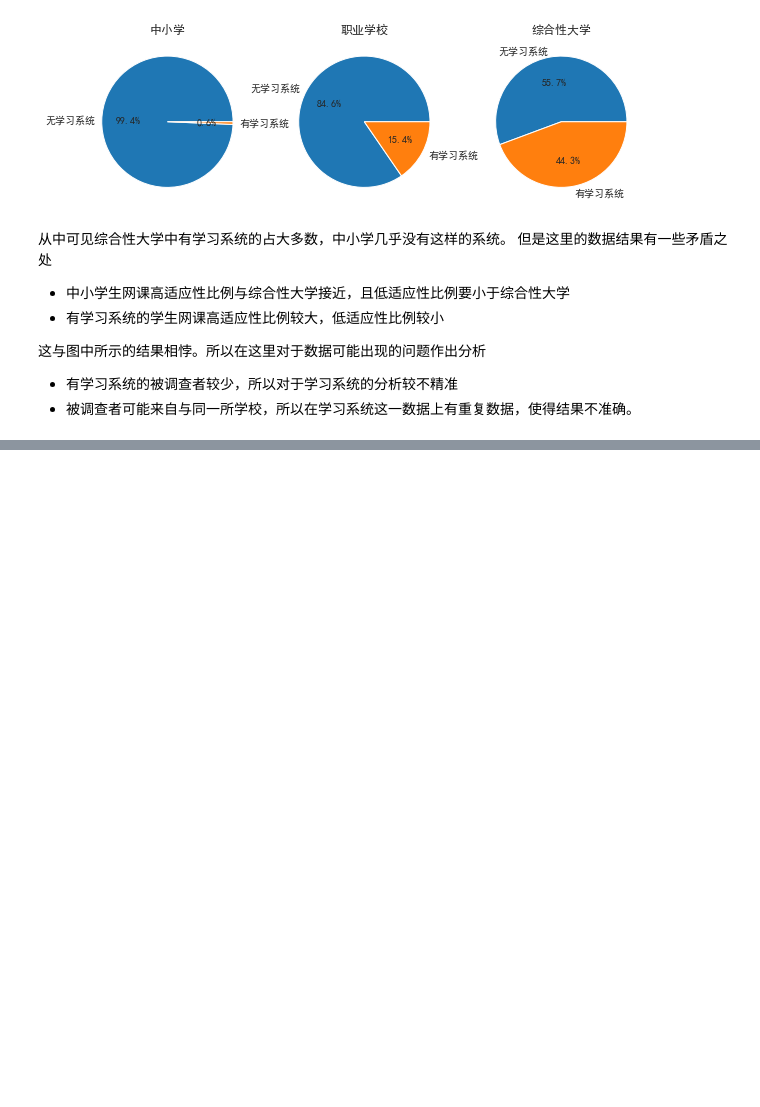
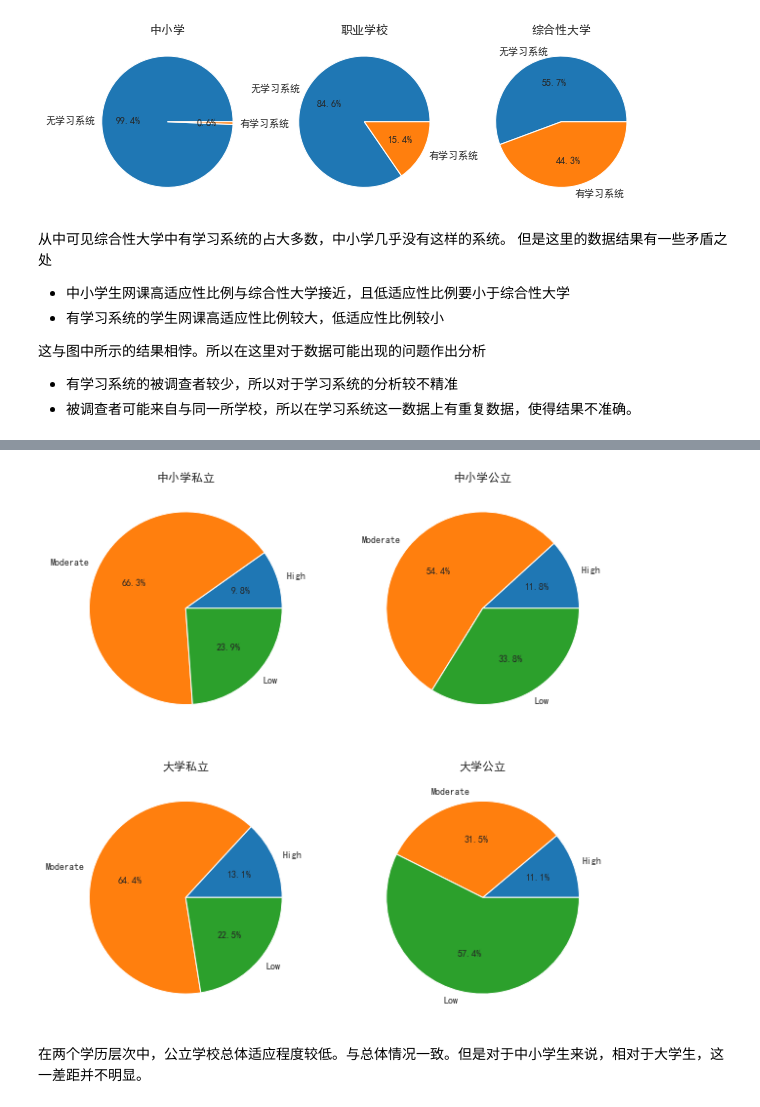
Before and after one commit to TakanashiXny/Introduction-of-DaSE, a Jupyter notebook: final/final_task.ipynb, the cells around one changed output, grey strips where cells are left out. Drawn from its saved outputs; the diff is of its cells as text; code cells hidden in the pictures; blank space fills up the shorter version.

```diff
--- a/final/final_task.ipynb
+++ b/final/final_task.ipynb
@@ -1392,0 +1452,3 @@ plt.show()
+# %%
+data4 = data.groupby(['Education Level', 'Adaptivity Level', 'Institution Type'])['Institution Type'].count()
+data4
@@ -1392,0 +1475,31 @@ plt.show()
+# %%
+plt.figure(figsize=(10, 10))
+school_ngov = [data4['School']['High']['Non Government'], data4['School']['Moderate']['Non Government'], data4['School']['Low']['Non Government']]
+school_gov = [data4['School']['High']['Government'], data4['School']['Moderate']['Government'], data4['School']['Low']['Government']]
+
+
+plt.subplot(221)
+plt.pie(school_ngov, labels=Order, autopct='%1.1f%%')
+plt.title("中小学私立")
+
+plt.subplot(222)
+plt.pie(school_gov, labels=Order, autopct='%1.1f%%')
+plt.title("中小学公立")
+
+university_ngov = [data4['University']['High']['Non Government'], data4['University']['Moderate']['Non Government'], data4['University']['Low']['Non Government']]
+university_gov = [data4['University']['High']['Government'], data4['University']['Moderate']['Government'], data4['University']['Low']['Government']]
+
+plt.subplot(223)
+plt.pie(university_ngov, labels=Order, autopct='%1.1f%%')
+plt.title("大学私立")
+
+plt.subplot(224)
+plt.pie(university_gov, labels=Order, autopct='%1.1f%%')
+plt.title("大学公立")
+
+
+plt.show()
+# %% [output]
+[figure, added]
+# %% [markdown]
+在两个学历层次中，公立学校总体适应程度较低。与总体情况一致。但是对于中小学生来说，相对于大学生，这一差距并不明显。
```
Also changed, not shown: parts of 27 cells of this notebook.
